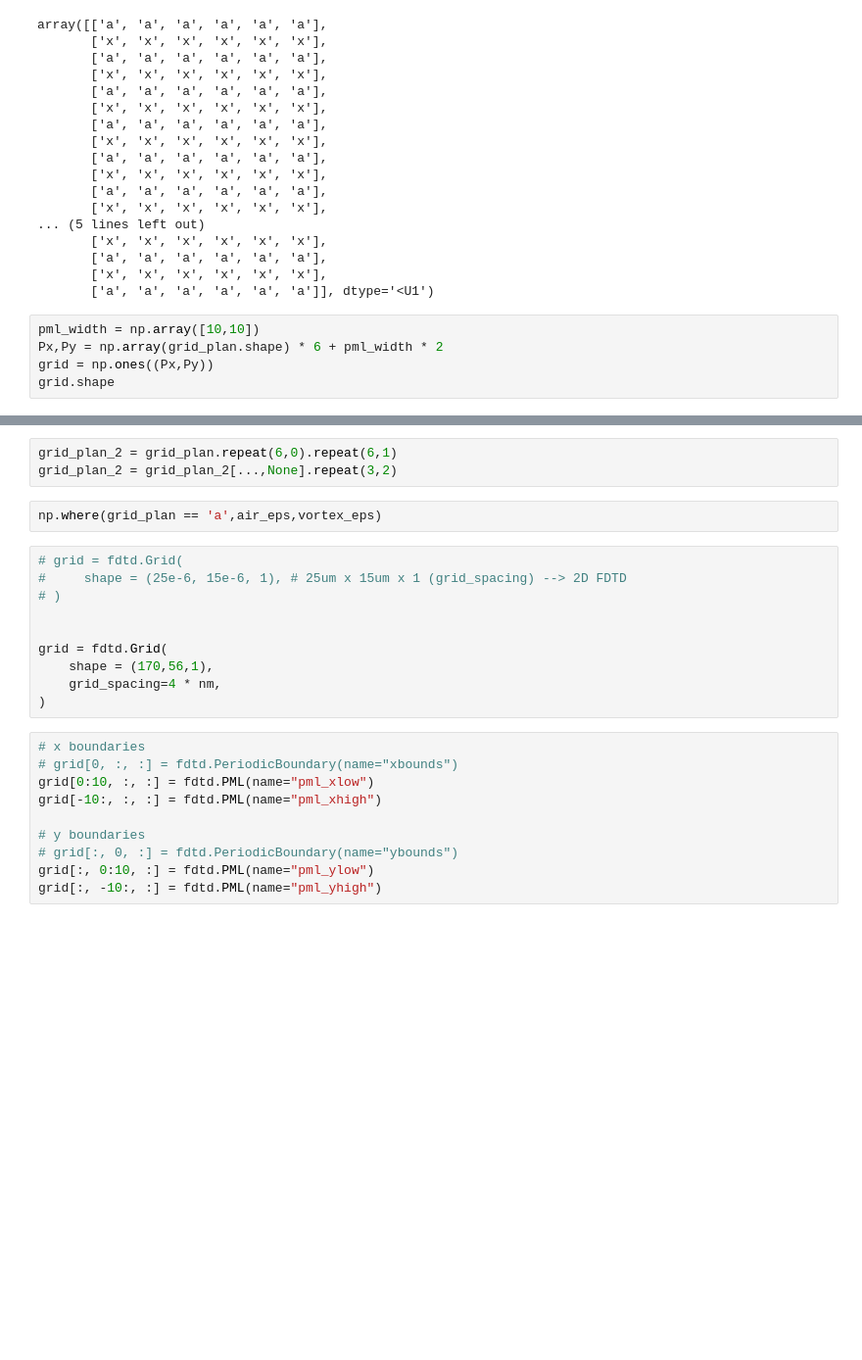
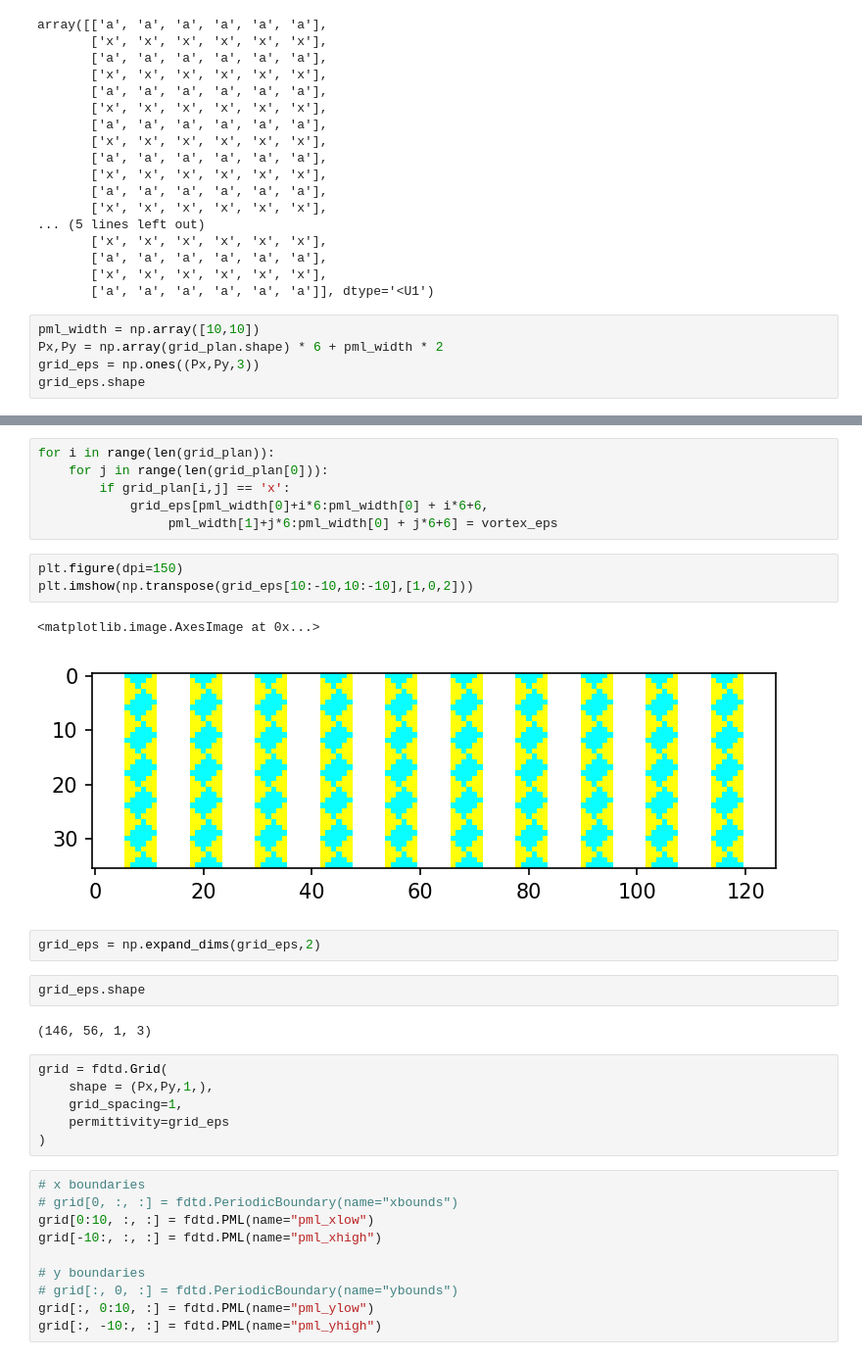
Before and after one commit to tornikeo/fe_vortex_optic_gates, a Jupyter notebook: fdtd-simulation.ipynb, the cells around one changed output, grey strips where cells are left out. Shown at 98% size. Drawn from its saved outputs; the diff is of its cells as text; blank space fills up the shorter version.

Commit message:
Kaggle Notebook | fdtd-simulation | Version 5

```diff
--- a/fdtd-simulation.ipynb
+++ b/fdtd-simulation.ipynb
@@ -144,6 +145,6 @@ array([['a', 'a', 'a', 'a', 'a', 'a'],
 # %%
 pml_width = np.array([10,10])
 Px,Py = np.array(grid_plan.shape) * 6 + pml_width * 2
-grid = np.ones((Px,Py))
-grid.shape
+grid_eps = np.ones((Px,Py,3))
+grid_eps.shape
 # %% [output]
@@ -154,18 +152,27 @@ grid.shape
-# %%
-grid_plan_2 = grid_plan.repeat(6,0).repeat(6,1)
-grid_plan_2 = grid_plan_2[...,None].repeat(3,2)
-# %%
-np.where(grid_plan == 'a',air_eps,vortex_eps)
-# %%
-# grid = fdtd.Grid(
-#     shape = (25e-6, 15e-6, 1), # 25um x 15um x 1 (grid_spacing) --> 2D FDTD
-# )
-
-
-grid = fdtd.Grid(
-    shape = (170,56,1),
-    grid_spacing=4 * nm,
-)
+# %%
+for i in range(len(grid_plan)):
+    for j in range(len(grid_plan[0])):
+        if grid_plan[i,j] == 'x':
+            grid_eps[pml_width[0]+i*6:pml_width[0] + i*6+6,
+                 pml_width[1]+j*6:pml_width[0] + j*6+6] = vortex_eps
+# %%
+plt.figure(dpi=150)
+plt.imshow(np.transpose(grid_eps[10:-10,10:-10],[1,0,2]))
+# %% [output]
+<matplotlib.image.AxesImage at 0x...>
+[figure, added]
+# %%
+grid_eps = np.expand_dims(grid_eps,2)
+# %%
+grid_eps.shape
+# %% [output]
+(146, 56, 1, 3)
+# %%
+grid = fdtd.Grid(
+    shape = (Px,Py,1,),
+    grid_spacing=1,
+    permittivity=grid_eps
+)
 # %%
 # x boundaries
 # grid[0, :, :] = fdtd.PeriodicBoundary(name="xbounds")
```
Also changed, not shown: parts of 22 cells of this notebook.
